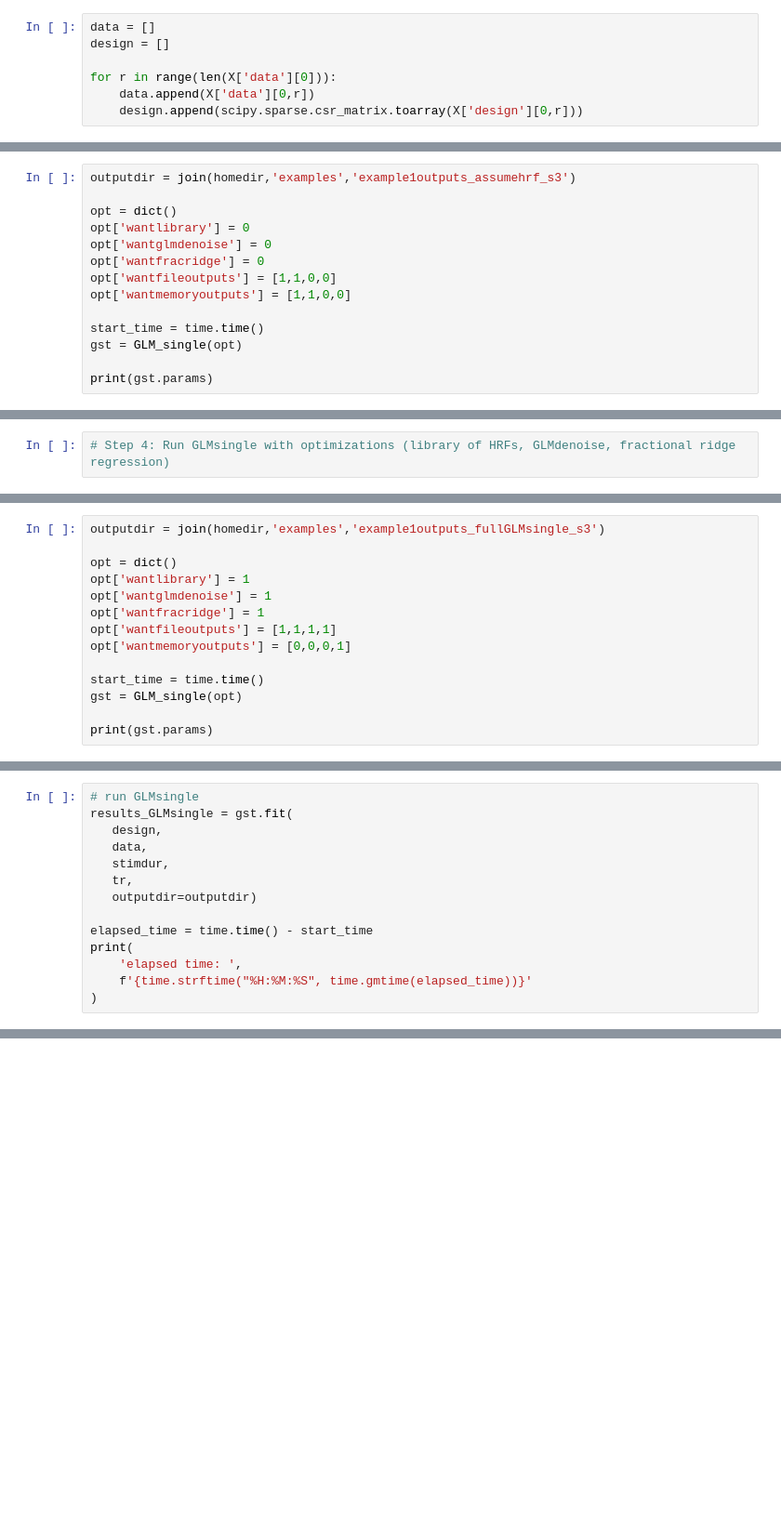
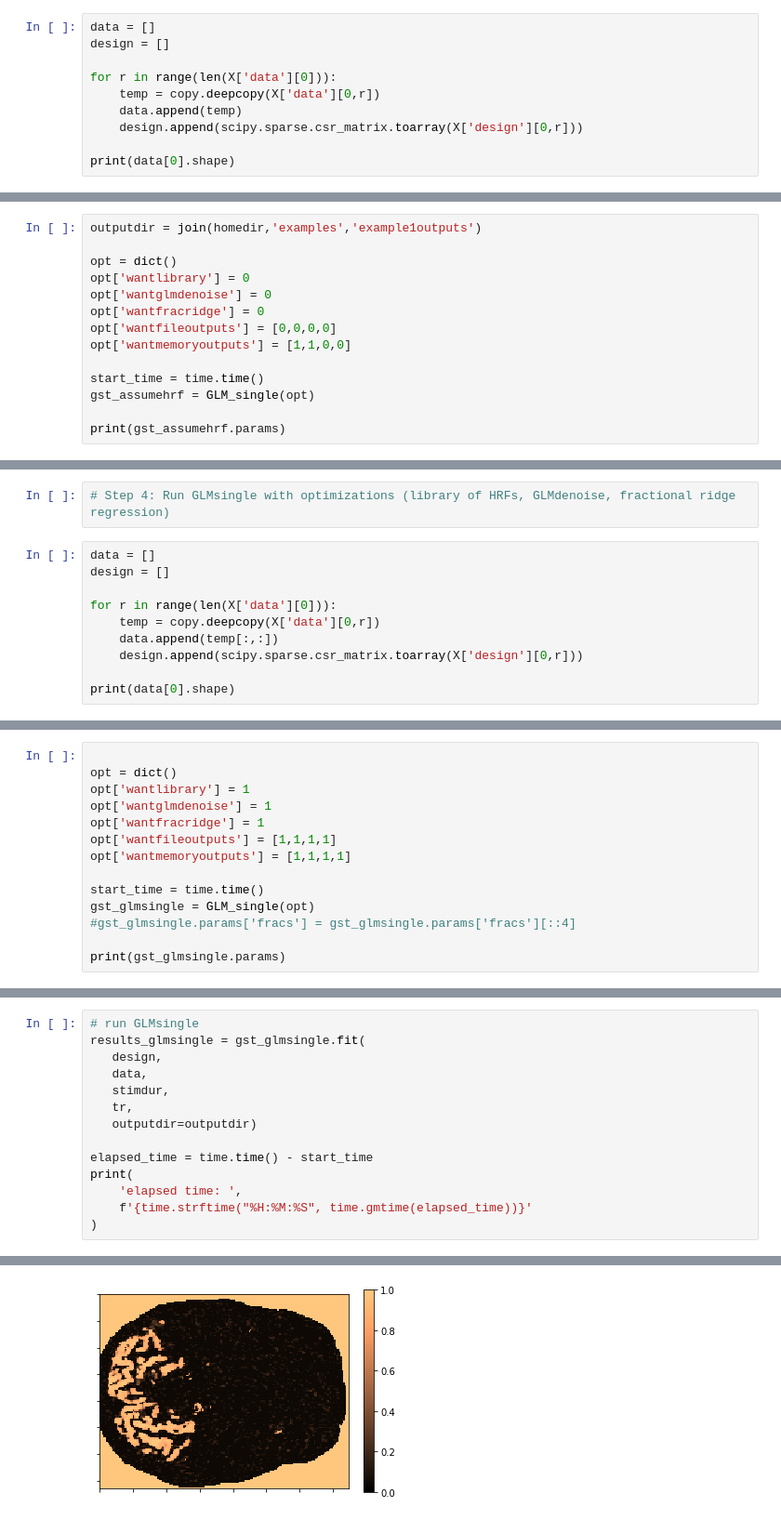
Before and after one commit to cvnlab/GLMsingle, a Jupyter notebook: examples/example1.ipynb, the cells around one changed output, grey strips where cells are left out. Shown: that part at 93% size. Cells and saved outputs as stored; diff of their text form; blank space fills up the shorter version.

Commit message:
example1 python skeleton complete

```diff
--- a/examples/example1.ipynb
+++ b/examples/example1.ipynb
@@ -51,5 +53,8 @@ data = []
 design = []
 
 for r in range(len(X['data'][0])):
-    data.append(X['data'][0,r])
+    temp = copy.deepcopy(X['data'][0,r])
+    data.append(temp)
     design.append(scipy.sparse.csr_matrix.toarray(X['design'][0,r]))
+
+print(data[0].shape)
@@ -83,17 +90,17 @@ plt.imshow(design[0])
 # %% [markdown]
 # Step 2: Run baseline GLM (canonical HRF and no optimizations) using GLMsingle
 # %%
-outputdir = join(homedir,'examples','example1outputs_assumehrf_s3')
+outputdir = join(homedir,'examples','example1outputs')
 
 opt = dict()
 opt['wantlibrary'] = 0
 opt['wantglmdenoise'] = 0
 opt['wantfracridge'] = 0
-opt['wantfileoutputs'] = [1,1,0,0]
+opt['wantfileoutputs'] = [0,0,0,0]
 opt['wantmemoryoutputs'] = [1,1,0,0]
 
 start_time = time.time()
-gst = GLM_single(opt)
+gst_assumehrf = GLM_single(opt)
 
-print(gst.params)
+print(gst_assumehrf.params)
 # %% [output]
@@ -164,2 +162,12 @@ plt.colorbar()
 # %%
 # Step 4: Run GLMsingle with optimizations (library of HRFs, GLMdenoise, fractional ridge regression)
+# %%
+data = []
+design = []
+
+for r in range(len(X['data'][0])):
+    temp = copy.deepcopy(X['data'][0,r])
+    data.append(temp[:,:])
+    design.append(scipy.sparse.csr_matrix.toarray(X['design'][0,r]))
+
+print(data[0].shape)
@@ -166,15 +180,15 @@ plt.colorbar()
 # %%
-outputdir = join(homedir,'examples','example1outputs_fullGLMsingle_s3')
 
 opt = dict()
 opt['wantlibrary'] = 1
 opt['wantglmdenoise'] = 1
 opt['wantfracridge'] = 1
 opt['wantfileoutputs'] = [1,1,1,1]
-opt['wantmemoryoutputs'] = [0,0,0,1]
+opt['wantmemoryoutputs'] = [1,1,1,1]
 
 start_time = time.time()
-gst = GLM_single(opt)
+gst_glmsingle = GLM_single(opt)
+#gst_glmsingle.params['fracs'] = gst_glmsingle.params['fracs'][::4]
 
-print(gst.params)
+print(gst_glmsingle.params)
 # %% [output]
@@ -183,6 +197,6 @@ print(gst.params)
 # %%
 # run GLMsingle
-results_GLMsingle = gst.fit(
+results_glmsingle = gst_glmsingle.fit(
    design,
    data,
    stimdur,
@@ -224,0 +248 @@ UnboundLocalError: local variable 'nx' referenced before assignment
+[figure, added]
```
Also changed, not shown: parts of 29 cells of this notebook.
